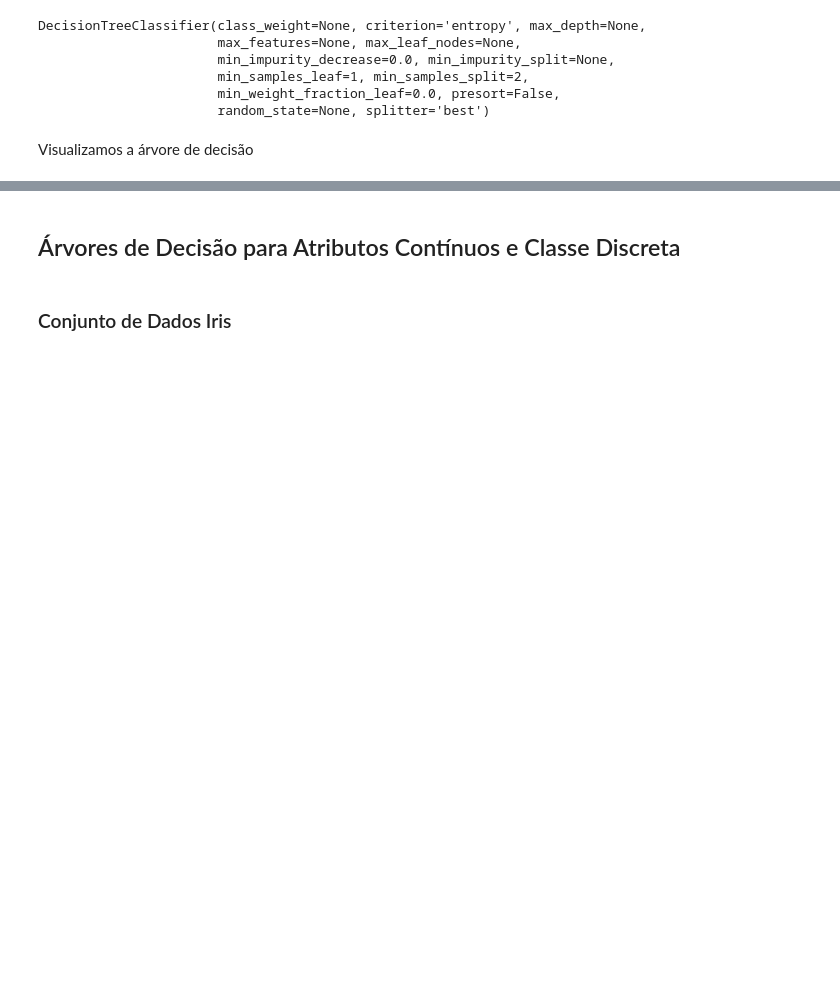
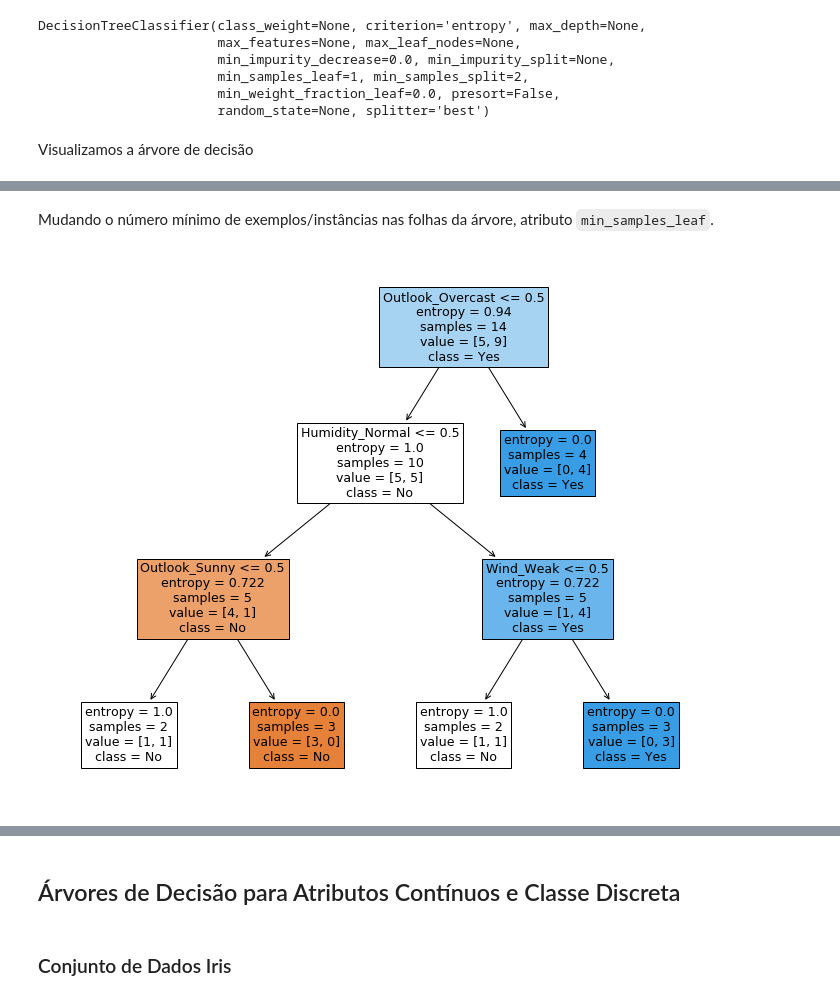
Before and after one commit to anfer86/teaching-datamining-lessons, a Jupyter notebook: aula07/arvores_de_decisao.ipynb, the cells around one changed output, grey strips where cells are left out. Cells and saved outputs as stored; diff of their text form; code cells hidden in the pictures; blank space fills up the shorter version.

```diff
--- a/aula07/arvores_de_decisao.ipynb
+++ b/aula07/arvores_de_decisao.ipynb
@@ -392,0 +394,11 @@ plt.show()
+# %% [markdown]
+Mudando o número mínimo de exemplos/instâncias nas folhas da árvore, atributo `min_samples_leaf`.
+# %%
+model2 = DecisionTreeClassifier(criterion = 'entropy', min_samples_leaf = 2)
+model2.fit(X,y)
+
+plt.figure(figsize=(12,10))
+plot_tree(model2, filled=True, class_names=y.unique(), feature_names = X.columns)
+plt.show()
+# %% [output]
+[figure, added]
```
Also changed, not shown: parts of 12 cells of this notebook, 4 other files.
